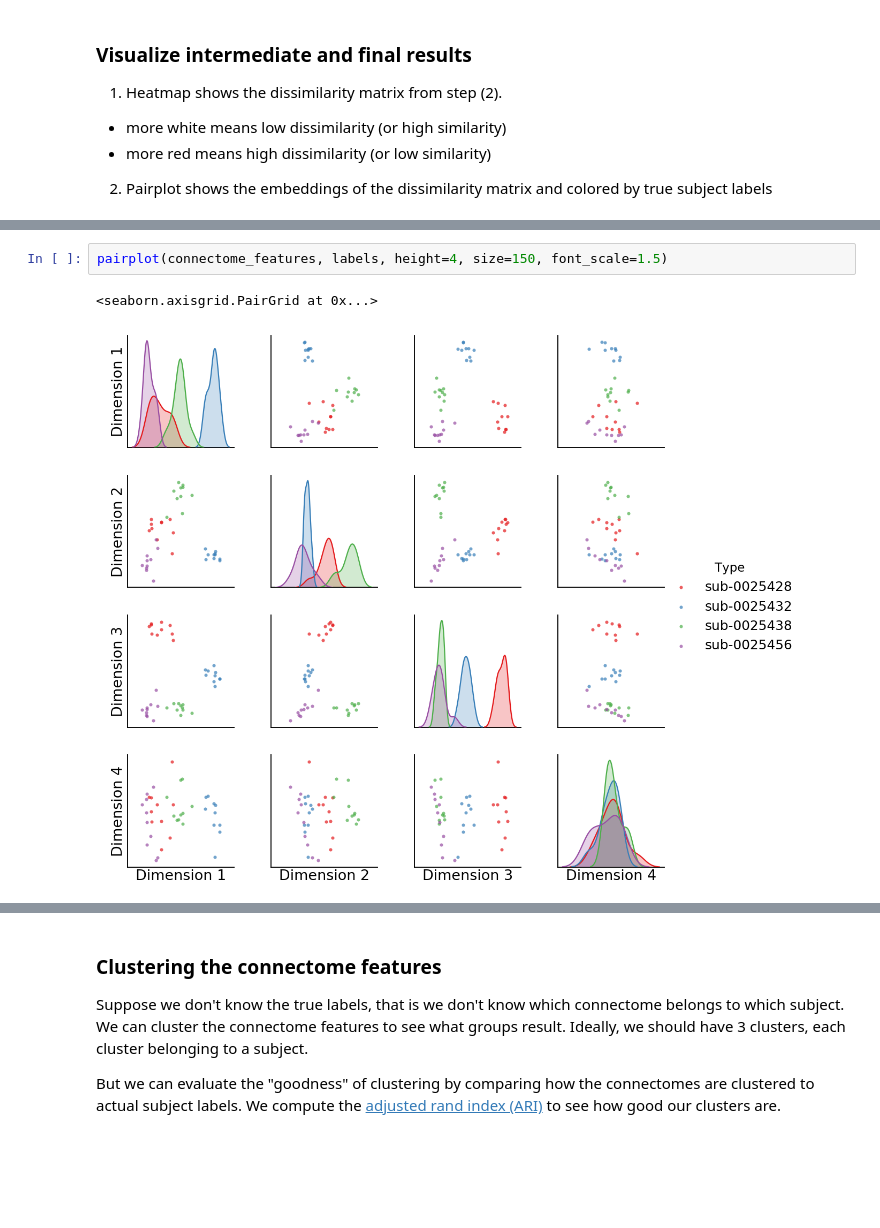
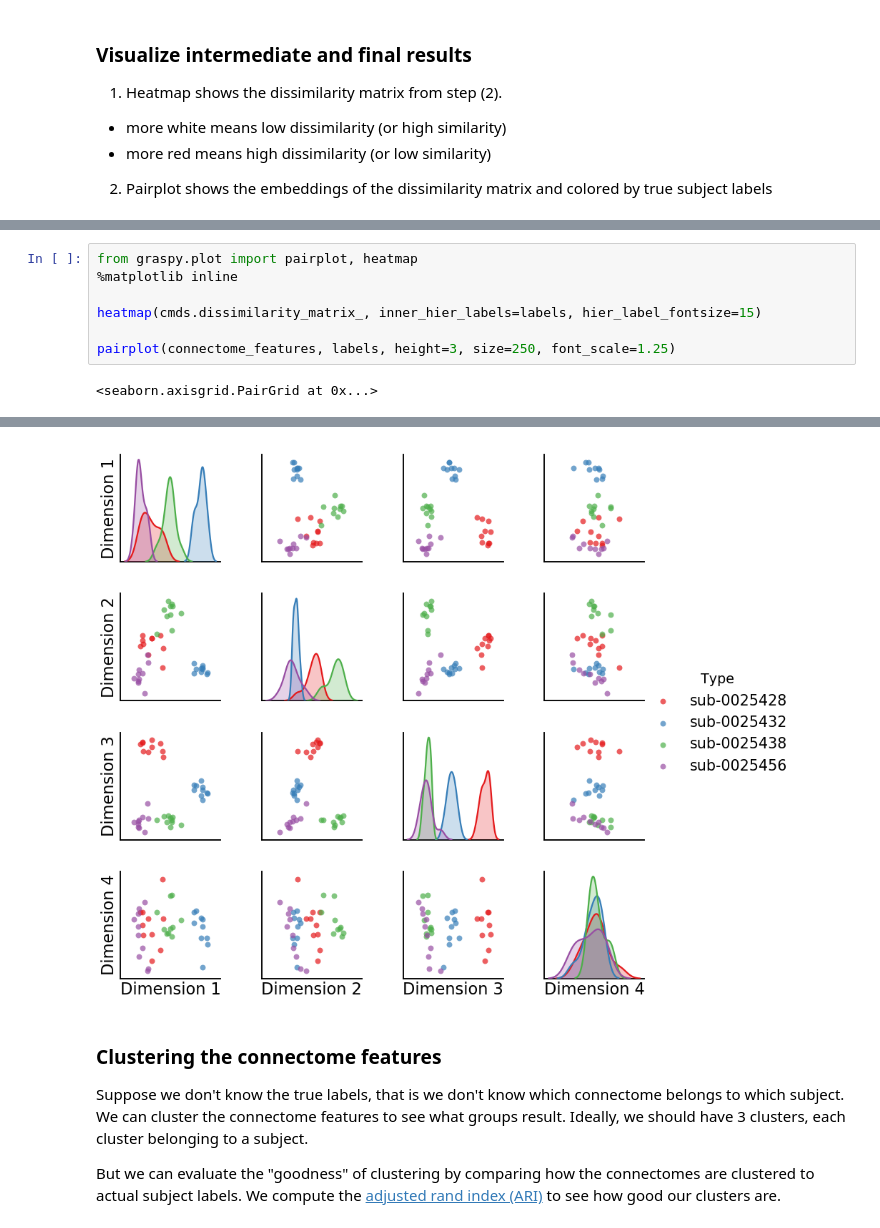
Before and after one commit to neurodata/ohbm, a Jupyter notebook: demo.ipynb, the cells around one changed output, grey strips where cells are left out. Drawn from its saved outputs; the diff is of its cells as text; blank space fills up the shorter version.

```diff
--- a/demo.ipynb
+++ b/demo.ipynb
@@ -61,5 +51,9 @@ heatmap(cmds.dissimilarity_matrix_, inner_hier_labels=labels, hier_label_fontsiz
-# %%
-pairplot(connectome_features, labels, height=4, size=150, font_scale=1.5)
-# %% [output]
-<seaborn.axisgrid.PairGrid at 0x...>
-[figure, removed]
+# %%
+from graspy.plot import pairplot, heatmap
+%matplotlib inline
+
+heatmap(cmds.dissimilarity_matrix_, inner_hier_labels=labels, hier_label_fontsize=15)
+
+pairplot(connectome_features, labels, height=3, size=250, font_scale=1.25)
+# %% [output]
+<seaborn.axisgrid.PairGrid at 0x...>
@@ -66,3 +61,4 @@ pairplot(connectome_features, labels, height=4, size=150, font_scale=1.5)
+[figure, added]
 # %% [markdown]
 ### Clustering the connectome features
 
```
Also changed, not shown: parts of 17 cells of this notebook, 1 other file.
